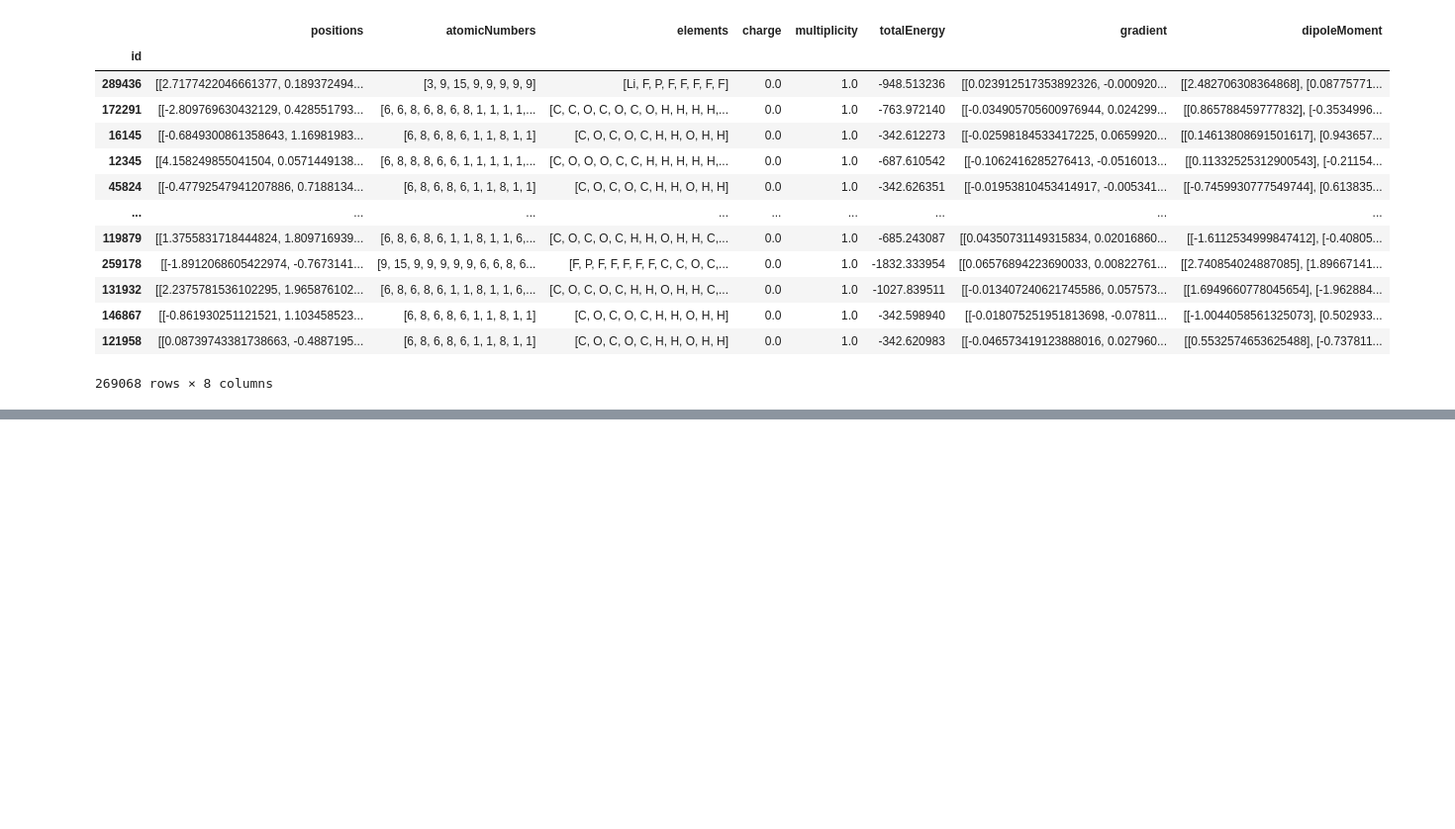
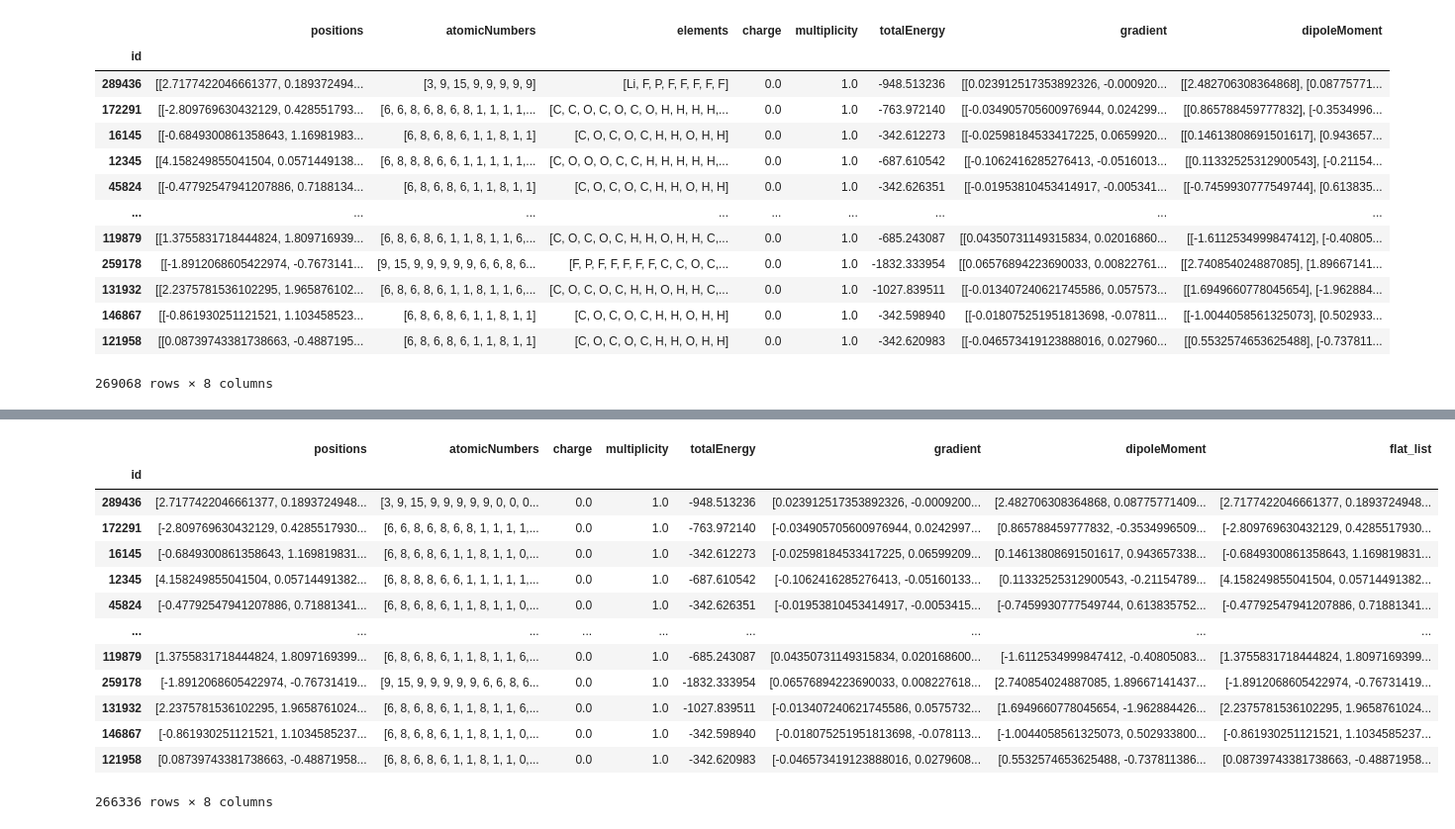
Before and after one commit to Pat1fon/TestJupyter, a Jupyter notebook: code/M3.ipynb, the cells around one changed output, grey strips where cells are left out. Shown at 99% size. Saved outputs shown, nothing was run; the diff lists cells and outputs as text; code cells hidden in the pictures; blank space fills up the shorter version.

```diff
--- a/code/M3.ipynb
+++ b/code/M3.ipynb
@@ -155,0 +257,3 @@ ravel_df['dipoleMoment'] = ravel_df['dipoleMoment'].apply(lambda i: i.ravel())
+# %%
+df_lens = data_filtered.drop(columns=['charge', 'multiplicity', 'totalEnergy']).map(len)
+df_lens
@@ -155,0 +275,5 @@ ravel_df['dipoleMoment'] = ravel_df['dipoleMoment'].apply(lambda i: i.ravel())
+# %%
+max_lengths = {}
+for i in df_lens:
+    max_lengths[i] = max(df_lens[i])
+max_lengths
@@ -155,0 +286,11 @@ ravel_df['dipoleMoment'] = ravel_df['dipoleMoment'].apply(lambda i: i.ravel())
+# %%
+def add_zeros(value, column=0):
+    if column in max_lengths:
+        pad_size = max_lengths[column] - len(value)
+        value = np.pad(value, (0, pad_size), mode='constant')
+    return value
+# %%
+df_normalized = data_filtered.copy()
+for i in df_normalized:
+    df_normalized[i] = df_normalized[i].apply(lambda x: add_zeros(x, i))
+df_normalized
@@ -155,0 +323,19 @@ ravel_df['dipoleMoment'] = ravel_df['dipoleMoment'].apply(lambda i: i.ravel())
+# %%
+flat_list = np.hstack(df_normalized.iloc[0].values).tolist()
+df_normalized['flat_list'] = df_normalized.apply(lambda row: np.hstack(row.values).tolist(), axis=1)
+df_normalized
+# %% [output]
+|  | positions | atomicNumbers | charge | multiplicity | totalEnergy | gradient | dipoleMoment | flat_list |
+| id |  |  |  |  |  |  |  |  |
+| 289436 | [2.7177422046661377, 0.1893724948... | [3, 9, 15, 9, 9, 9, 9, 9, 0, 0, 0... | 0.0 | 1.0 | -948.513236 | [0.023912517353892326, -0.0009200... | [2.482706308364868, 0.08775771409... | [2.7177422046661377, 0.1893724948... |
+| 172291 | [-2.809769630432129, 0.4285517930... | [6, 6, 8, 6, 8, 6, 8, 1, 1, 1, 1,... | 0.0 | 1.0 | -763.972140 | [-0.034905705600976944, 0.0242997... | [0.865788459777832, -0.3534996509... | [-2.809769630432129, 0.4285517930... |
+| 16145 | [-0.6849300861358643, 1.169819831... | [6, 8, 6, 8, 6, 1, 1, 8, 1, 1, 0,... | 0.0 | 1.0 | -342.612273 | [-0.02598184533417225, 0.06599209... | [0.14613808691501617, 0.943657338... | [-0.6849300861358643, 1.169819831... |
+| 12345 | [4.158249855041504, 0.05714491382... | [6, 8, 8, 8, 6, 6, 1, 1, 1, 1, 1,... | 0.0 | 1.0 | -687.610542 | [-0.1062416285276413, -0.05160133... | [0.11332525312900543, -0.21154789... | [4.158249855041504, 0.05714491382... |
+| 45824 | [-0.47792547941207886, 0.71881341... | [6, 8, 6, 8, 6, 1, 1, 8, 1, 1, 0,... | 0.0 | 1.0 | -342.626351 | [-0.01953810453414917, -0.0053415... | [-0.7459930777549744, 0.613835752... | [-0.47792547941207886, 0.71881341... |
+| ... | ... | ... | ... | ... | ... | ... | ... | ... |
+| 119879 | [1.3755831718444824, 1.8097169399... | [6, 8, 6, 8, 6, 1, 1, 8, 1, 1, 6,... | 0.0 | 1.0 | -685.243087 | [0.04350731149315834, 0.020168600... | [-1.6112534999847412, -0.40805083... | [1.3755831718444824, 1.8097169399... |
+| 259178 | [-1.8912068605422974, -0.76731419... | [9, 15, 9, 9, 9, 9, 9, 6, 6, 8, 6... | 0.0 | 1.0 | -1832.333954 | [0.06576894223690033, 0.008227618... | [2.740854024887085, 1.89667141437... | [-1.8912068605422974, -0.76731419... |
+| 131932 | [2.2375781536102295, 1.9658761024... | [6, 8, 6, 8, 6, 1, 1, 8, 1, 1, 6,... | 0.0 | 1.0 | -1027.839511 | [-0.013407240621745586, 0.0575732... | [1.6949660778045654, -1.962884426... | [2.2375781536102295, 1.9658761024... |
+| 146867 | [-0.861930251121521, 1.1034585237... | [6, 8, 6, 8, 6, 1, 1, 8, 1, 1, 0,... | 0.0 | 1.0 | -342.598940 | [-0.018075251951813698, -0.078113... | [-1.0044058561325073, 0.502933800... | [-0.861930251121521, 1.1034585237... |
+| 121958 | [0.08739743381738663, -0.48871958... | [6, 8, 6, 8, 6, 1, 1, 8, 1, 1, 0,... | 0.0 | 1.0 | -342.620983 | [-0.046573419123888016, 0.0279608... | [0.5532574653625488, -0.737811386... | [0.08739743381738663, -0.48871958... |
+266336 rows × 8 columns
```
Also changed, not shown: parts of 42 cells of this notebook.
